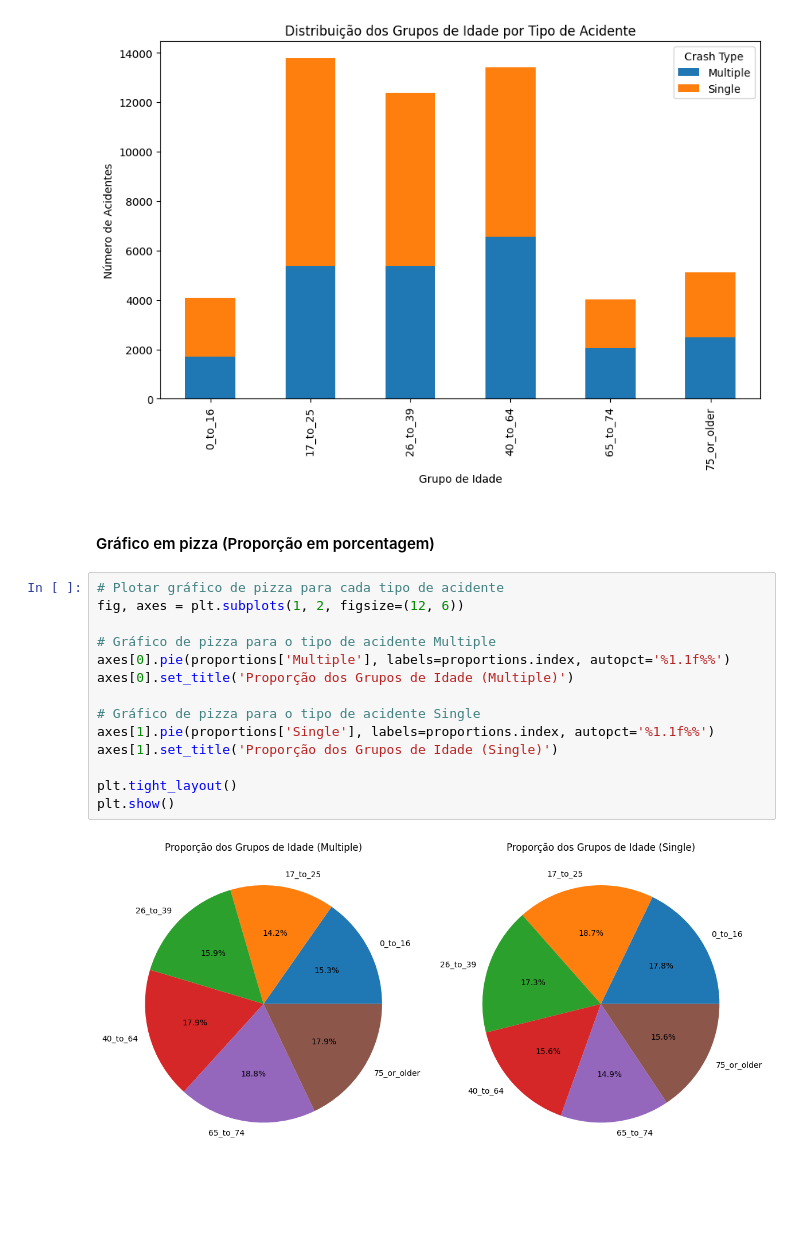
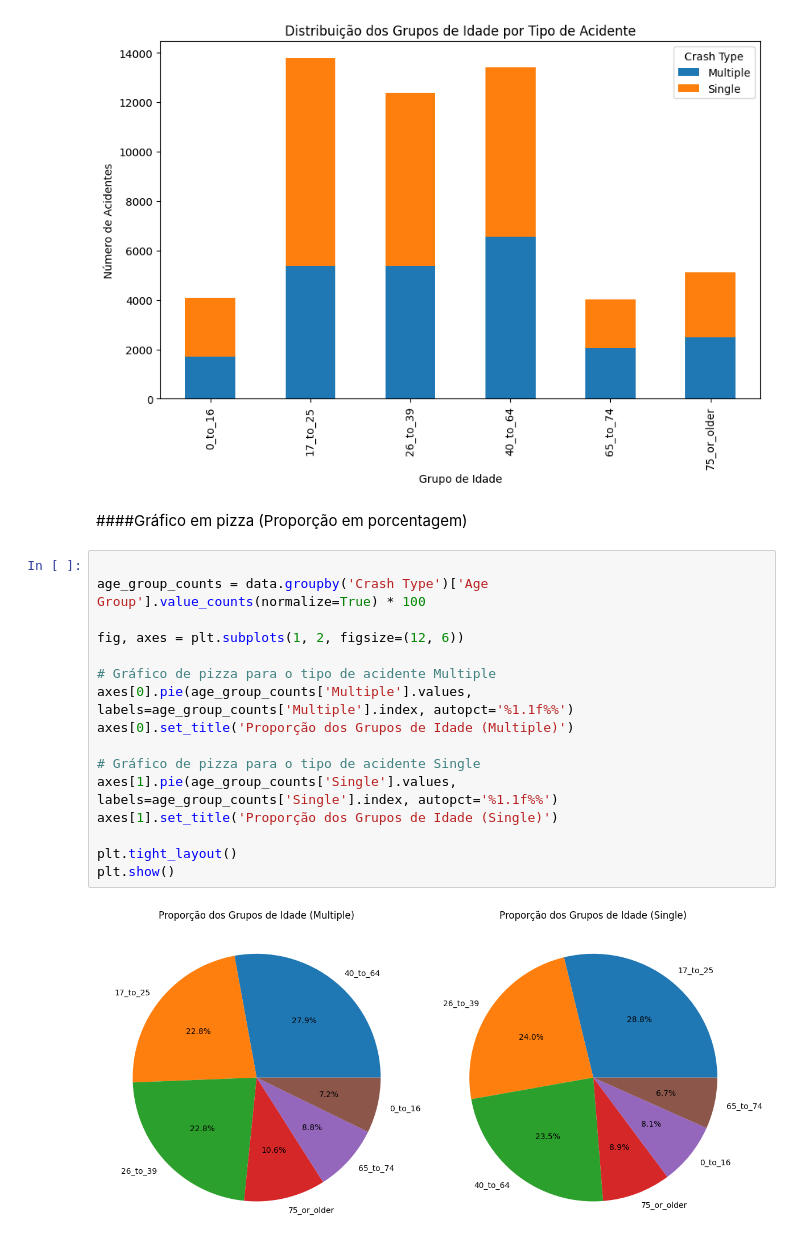
Before and after one commit to NicoleVictory/ProcessoSeletivoStepps, a Jupyter notebook: Parte 02/Analise.ipynb, the cells around one changed output. Saved outputs shown, nothing was run; the diff lists cells and outputs as text; blank space fills up the shorter version.

Commit message:
Fix pie chart

```diff
--- a/Parte 02/Analise.ipynb
+++ b/Parte 02/Analise.ipynb
@@ -86,20 +108,22 @@ plt.show()
 # %% [output]
 [figure]
 # %% [markdown]
-#### Gráfico em pizza (Proporção em porcentagem)
+####Gráfico em pizza (Proporção em porcentagem)
 # %%
-# Plotar gráfico de pizza para cada tipo de acidente
+
+age_group_counts = data.groupby('Crash Type')['Age Group'].value_counts(normalize=True) * 100
+
 fig, axes = plt.subplots(1, 2, figsize=(12, 6))
 
 # Gráfico de pizza para o tipo de acidente Multiple
-axes[0].pie(proportions['Multiple'], labels=proportions.index, autopct='%1.1f%%')
+axes[0].pie(age_group_counts['Multiple'].values, labels=age_group_counts['Multiple'].index, autopct='%1.1f%%')
 axes[0].set_title('Proporção dos Grupos de Idade (Multiple)')
 
 # Gráfico de pizza para o tipo de acidente Single
-axes[1].pie(proportions['Single'], labels=proportions.index, autopct='%1.1f%%')
+axes[1].pie(age_group_counts['Single'].values, labels=age_group_counts['Single'].index, autopct='%1.1f%%')
 axes[1].set_title('Proporção dos Grupos de Idade (Single)')
 
 plt.tight_layout()
 plt.show()
 # %% [output]
-[figure, old version]
+[figure, new version]
```
Also changed, not shown: parts of 2 cells of this notebook.
